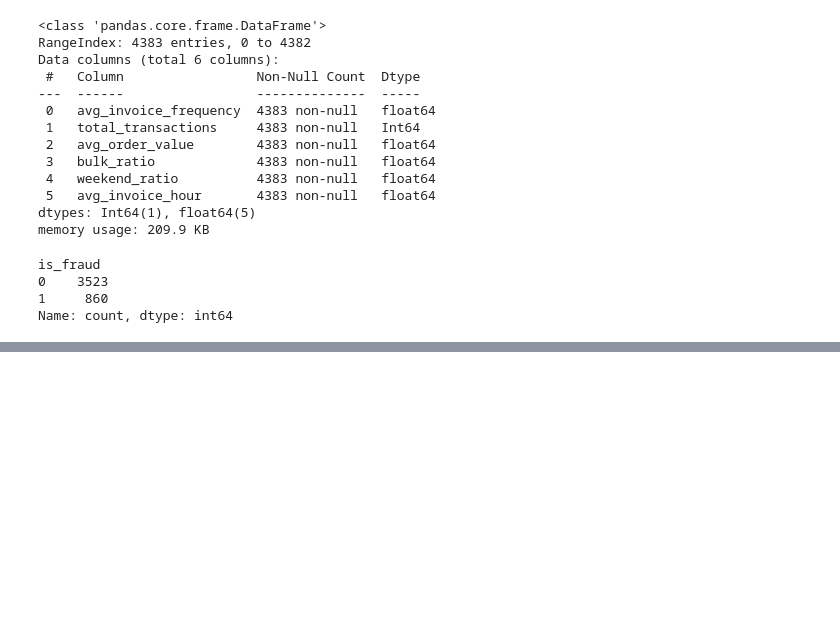
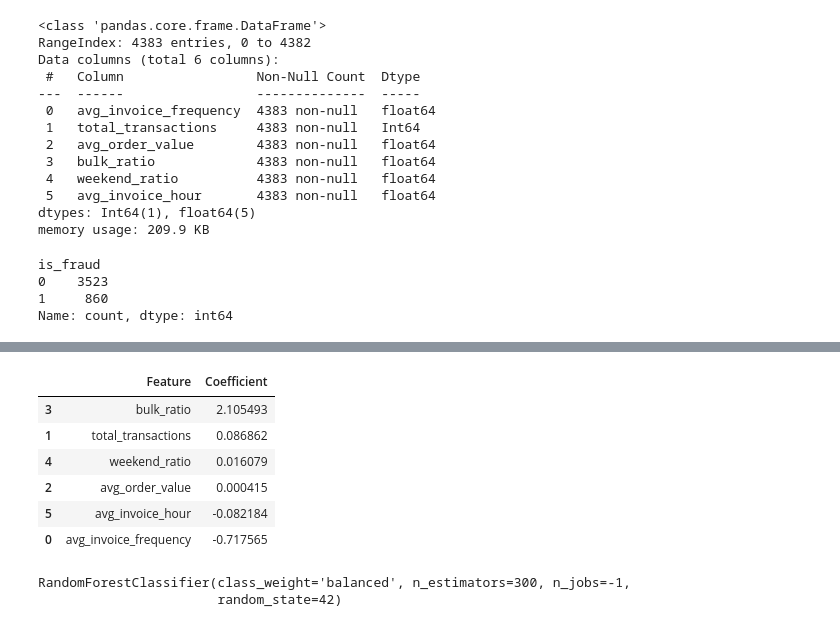
Before and after one commit to Sameer-ship-it/Customer-Behaviour-Prediction, a Jupyter notebook: Customer Purchase Behaviour & Return Fraud Prediction.ipynb, the cells around one changed output, grey strips where cells are left out. Drawn from its saved outputs; the diff is of its cells as text; code cells hidden in the pictures; blank space fills up the shorter version.

```diff
--- a/Customer Purchase Behaviour & Return Fraud Prediction.ipynb
+++ b/Customer Purchase Behaviour & Return Fraud Prediction.ipynb
@@ -372,0 +441,29 @@ X_train, X_test, y_train, y_test = train_test_split(X_scaled, y, test_size=0.2,
+# %%
+import pandas as pd
+import numpy as np
+
+coef_df = pd.DataFrame({
+    'Feature': X.columns,
+    'Coefficient': lr.coef_[0]
+}).sort_values(by='Coefficient', ascending=False)
+
+coef_df
+# %% [output]
+|  | Feature | Coefficient |
+| 3 | bulk_ratio | 2.105493 |
+| 1 | total_transactions | 0.086862 |
+| 4 | weekend_ratio | 0.016079 |
+| 2 | avg_order_value | 0.000415 |
+| 5 | avg_invoice_hour | -0.082184 |
+| 0 | avg_invoice_frequency | -0.717565 |
+# %%
+# Trying Random forest
+
+from sklearn.ensemble import RandomForestClassifier
+
+rf = RandomForestClassifier(n_estimators=300, random_state=42, class_weight='balanced',n_jobs=-1)
+
+rf.fit(X_train, y_train)
+# %% [output]
+RandomForestClassifier(class_weight='balanced', n_estimators=300, n_jobs=-1,
+                       random_state=42)
```
Also changed, not shown: parts of 10 cells of this notebook, 2 other files.
